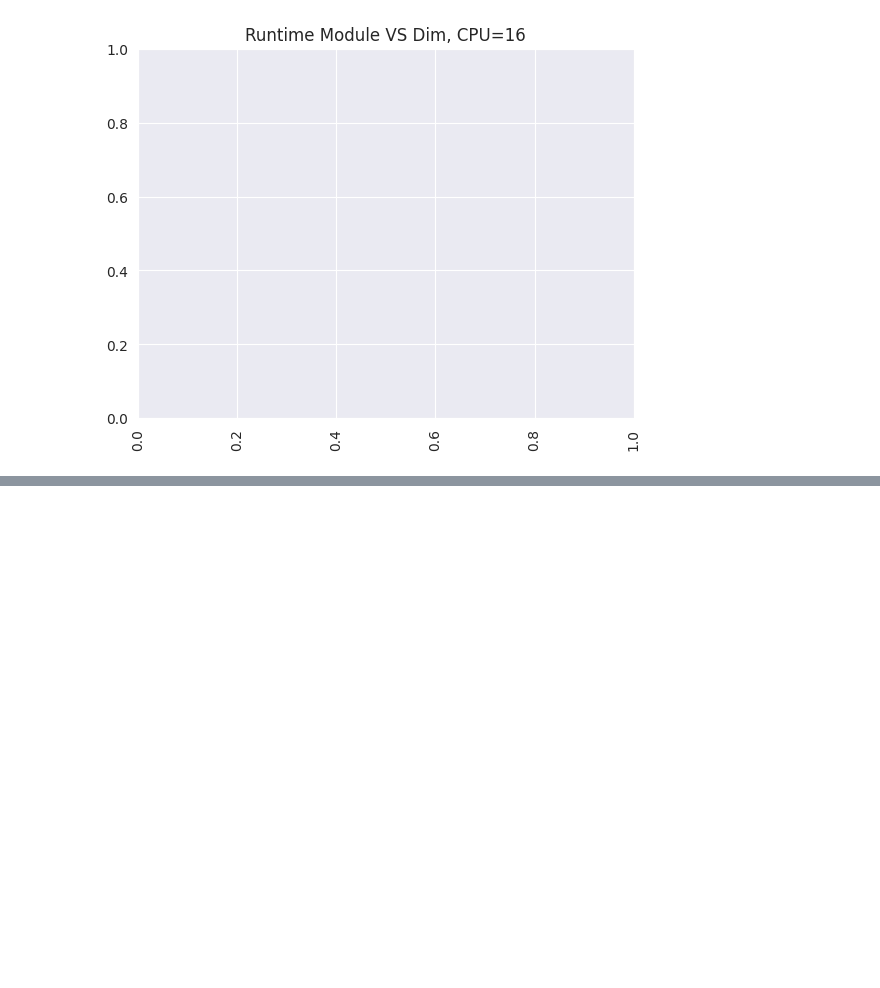
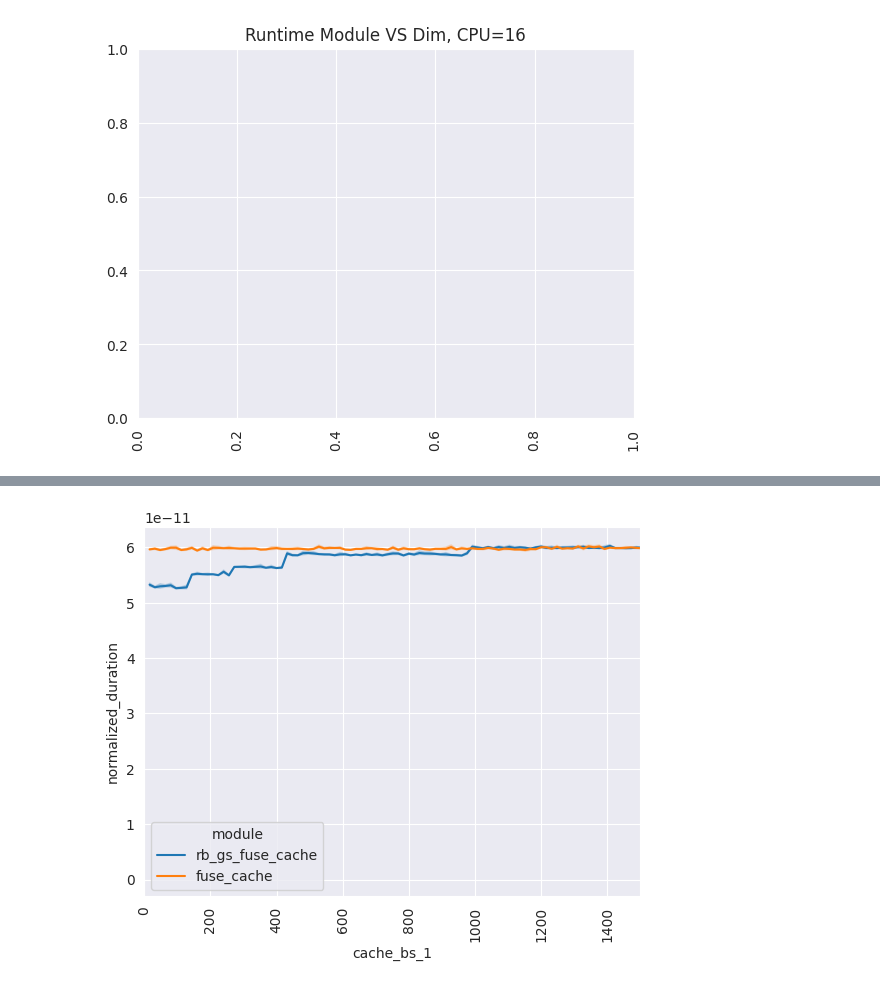
Before and after one commit to MarcelFerrari/Pyroclast, a Jupyter notebook: scripts/benchmarks/plot_results.ipynb, the cells around one changed output, grey strips where cells are left out. Saved outputs shown, nothing was run; the diff lists cells and outputs as text; code cells hidden in the pictures; blank space fills up the shorter version.

```diff
--- a/scripts/benchmarks/plot_results.ipynb
+++ b/scripts/benchmarks/plot_results.ipynb
@@ -160,0 +161,18 @@ sns.lineplot(bmr_dtf, x="cache_bs_1", y="normalized_duration", hue="module")
+# %%
+import os
+# Update module names
+bmr_dtf['module'] = bmr_dtf['module'].replace({
+    'at_04': 'rb_gs_fuse_cache',
+    'at_05': 'jacobi_fuse_cache'
+})
+
+plt.xticks(rotation=90)
+plot = sns.lineplot(bmr_dtf, x="cache_bs_1", y="normalized_duration", hue="module")
+plt.xlim(0, 1500)
+
+fig = plot.get_figure()
+dst = os.path.join("/home/alisot2000/Documents/02_ETH/Bachelor_Thesis/Pyroclast/scripts/thesis/plots", f"131_optimal.svg")
+# fig.savefig(dst, bbox_inches="")
+fig.savefig(dst)
+# %% [output]
+[figure, added]
```
Also changed, not shown: parts of 7 cells of this notebook.
